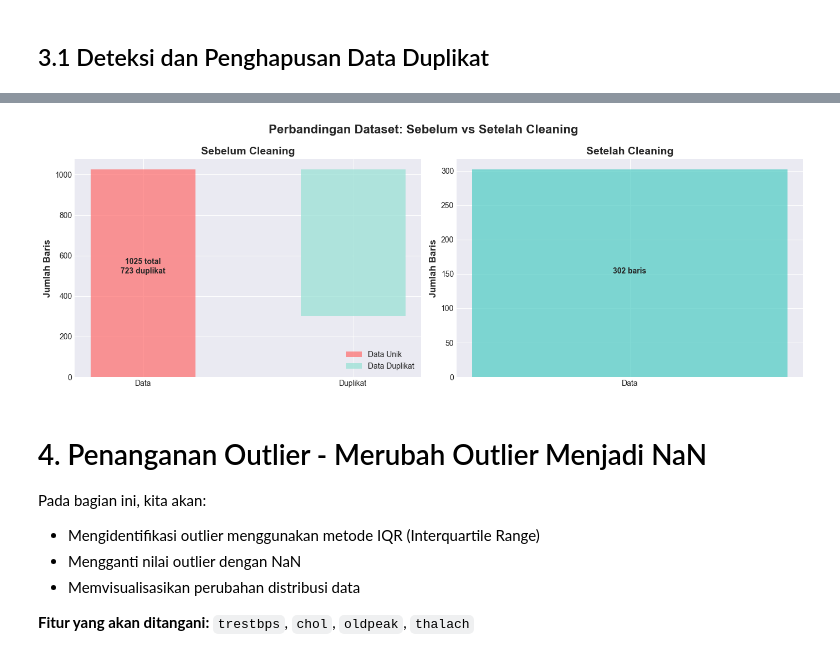
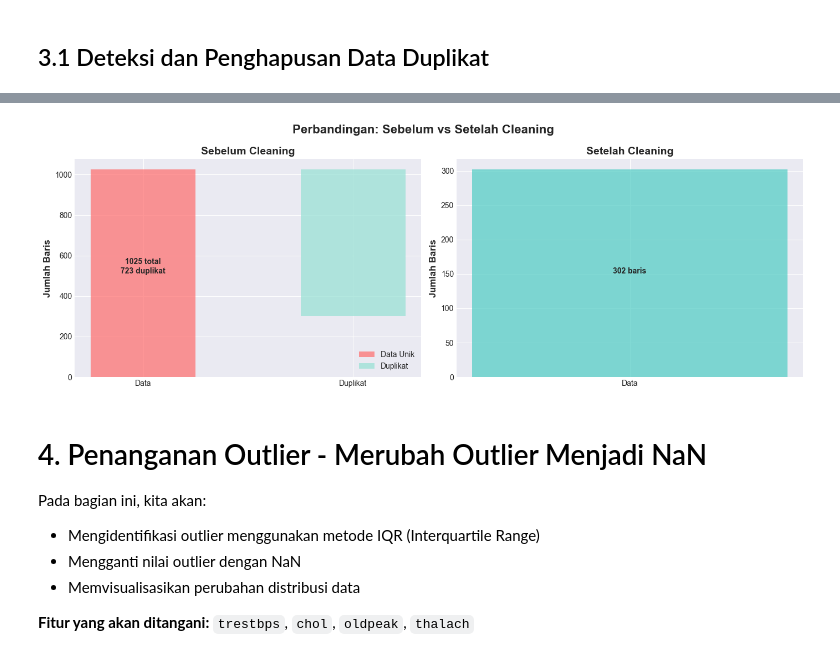
Before and after one commit to Vendot/ETC-XGB-PCC-Chi-Square, a Jupyter notebook: Heart_Disease_Analysis_Refactored.ipynb, the cells around one changed output, grey strips where cells are left out. Saved outputs shown, nothing was run; the diff lists cells and outputs as text; code cells hidden in the pictures.

```diff
--- a/Heart_Disease_Analysis_Refactored.ipynb
+++ b/Heart_Disease_Analysis_Refactored.ipynb
@@ -92,13 +111,13 @@ print(f"📦 Numpy version: {np.__version__}")
 try:
     from google.colab import drive
     drive.mount('/content/drive')
-    DATA_PATH = "/content/drive/MyDrive/Colab Notebooks/Heart_Disease-Paper-main/dataset.csv"
+    PATH_DATASET = "/content/drive/MyDrive/Colab Notebooks/Heart_Disease-Paper-main/dataset.csv"
     print("✅ Google Drive berhasil terhubung!")
 except ImportError:
     # Jika tidak di Colab, gunakan path lokal
-    print("ℹ️  Tidak di Google Colab, menggunakan path lokal")
-    DATA_PATH = "dataset.csv"  # Sesuaikan dengan lokasi file Anda
-    print("⚠️  Pastikan file 'dataset.csv' ada di direktori yang sama dengan notebook ini")
+    PATH_DATASET = "dataset.csv"
+    print("ℹ️  Berjalan di environment lokal")
+    print("⚠️  Pastikan file 'dataset.csv' ada di direktori yang sama")
 
-print(f"📂 Path dataset: {DATA_PATH}")
+print(f"📂 Path dataset: {PATH_DATASET}")
 # %% [output]
@@ -575,57 +584,58 @@ print("="*60)
 | 15 | 34 | 0 | 1 | 118 | 210 | 0 | 1 | 192 | 0 | 0.7 | 2 | ... |
 ============================================================
 # %%
-# Hapus duplikat dan buat dataframe bersih
+# Hapus duplikat dan pisahkan fitur & target
 df = df_original.drop_duplicates(keep='first').reset_index(drop=True)
-final_rows = df.shape[0]
-removed_rows = initial_rows - final_rows
+jumlah_baris_akhir = df.shape[0]
+jumlah_dihapus = jumlah_baris_awal - jumlah_baris_akhir
 
 # Pisahkan X dan y
 if 'target' in df.columns:
     X = df.drop(columns=['target'])
     y = df['target']
 else:
-    print("❌ Kolom 'target' tidak ditemukan!")
-
-print("="*60)
-print("✅ HASIL PEMBERSIHAN DATA")
-print("="*60)
-print(f"\n📊 Jumlah baris setelah cleaning: {final_rows}")
-print(f"🗑️  Jumlah baris yang dihapus: {removed_rows}")
-print(f"📈 Persentase data tersisa: {(final_rows/initial_rows)*100:.2f}%")
-
-print(f"\n🎯 Dataset final:")
-print(f"  • Jumlah features (X): {X.shape[1]}")
-print(f"  • Jumlah samples: {X.shape[0]}")
-print(f"  • Target classes: {y.nunique()}")
-print(f"  • Distribusi target: {dict(y.value_counts())}")
+    raise ValueError("❌ Kolom 'target' tidak ditemukan!")
 
 # Setup Cross-Validation
 RANDOM_STATE = 42
 cv = StratifiedKFold(n_splits=10, shuffle=True, random_state=RANDOM_STATE)
-print(f"\n⚙️  Cross-validation setup: 10-Fold Stratified")
-print("="*60)
+
+print("=" * 60)
+print("✅ HASIL PEMBERSIHAN DATA")
+print("=" * 60)
+print(f"\n📊 Jumlah baris akhir: {jumlah_baris_akhir}")
+print(f"🗑️  Baris dihapus: {jumlah_dihapus}")
+print(f"📈 Persentase tersisa: {(jumlah_baris_akhir/jumlah_baris_awal)*100:.2f}%")
+
+print(f"\n🎯 Dataset Final:")
+print(f"  • Jumlah fitur: {X.shape[1]}")
+print(f"  • Jumlah sampel: {X.shape[0]}")
+print(f"  • Distribusi target: {dict(y.value_counts())}")
+
+print(f"\n⚙️  Cross-validation: 10-Fold Stratified")
+print("=" * 60)
 
 # Visualisasi perbandingan
 fig, axes = plt.subplots(1, 2, figsize=(14, 5))
 
-# Before cleaning
-axes[0].bar(['Data'], [initial_rows], color='#FF6B6B', alpha=0.7, width=0.5)
-axes[0].bar(['Duplikat'], [duplicates_count], color='#95E1D3', alpha=0.7, width=0.5,
-            bottom=[initial_rows-duplicates_count])
+# Sebelum cleaning
+axes[0].bar(['Data'], [jumlah_baris_awal], color='#FF6B6B', alpha=0.7, width=0.5)
+axes[0].bar(['Duplikat'], [jumlah_duplikat], color='#95E1D3', alpha=0.7,
+            width=0.5, bottom=[jumlah_baris_awal-jumlah_duplikat])
 axes[0].set_ylabel('Jumlah Baris', fontsize=12, fontweight='bold')
 axes[0].set_title('Sebelum Cleaning', fontsize=14, fontweight='bold')
-axes[0].legend(['Data Unik', 'Data Duplikat'])
-axes[0].text(0, initial_rows/2, f'{initial_rows} total\n{duplicates_count} duplikat',
+axes[0].legend(['Data Unik', 'Duplikat'])
+axes[0].text(0, jumlah_baris_awal/2, f'{jumlah_baris_awal} total\n{jumlah_duplikat} duplikat',
              ha='center', fontweight='bold')
 
-# After cleaning
-axes[1].bar(['Data'], [final_rows], color='#4ECDC4', alpha=0.7, width=0.5)
+# Setelah cleaning
+axes[1].bar(['Data'], [jumlah_baris_akhir], color='#4ECDC4', alpha=0.7, width=0.5)
 axes[1].set_ylabel('Jumlah Baris', fontsize=12, fontweight='bold')
 axes[1].set_title('Setelah Cleaning', fontsize=14, fontweight='bold')
-axes[1].text(0, final_rows/2, f'{final_rows} baris', ha='center', fontweight='bold')
+axes[1].text(0, jumlah_baris_akhir/2, f'{jumlah_baris_akhir} baris',
+             ha='center', fontweight='bold')
 
-plt.suptitle('Perbandingan Dataset: Sebelum vs Setelah Cleaning',
+plt.suptitle('Perbandingan: Sebelum vs Setelah Cleaning',
              fontsize=16, fontweight='bold')
 plt.tight_layout()
 plt.show()
@@ -648,5 +657,5 @@ plt.show()
 ============================================================
-[figure, old version]
+[figure, new version]
 # %% [markdown]
 # 4. Penanganan Outlier - Merubah Outlier Menjadi NaN
 
```
Also changed, not shown: parts of 29 cells of this notebook, 3 other files.
